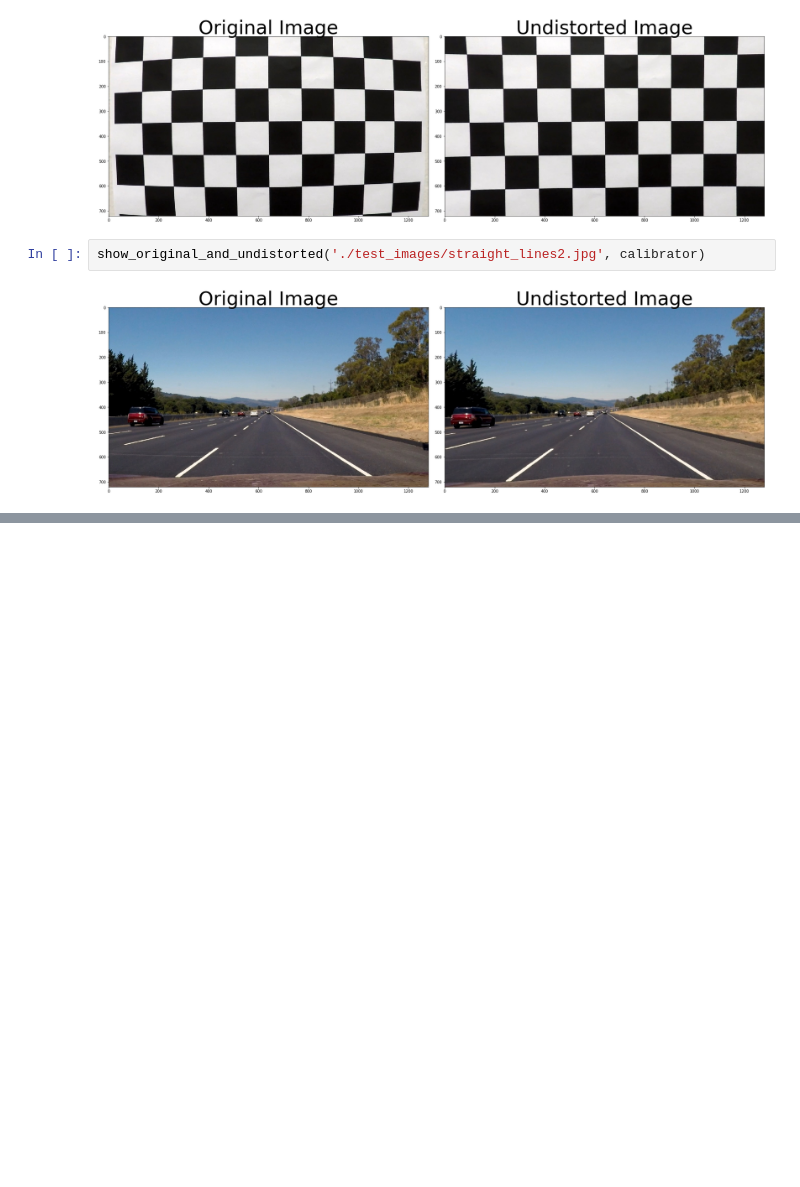
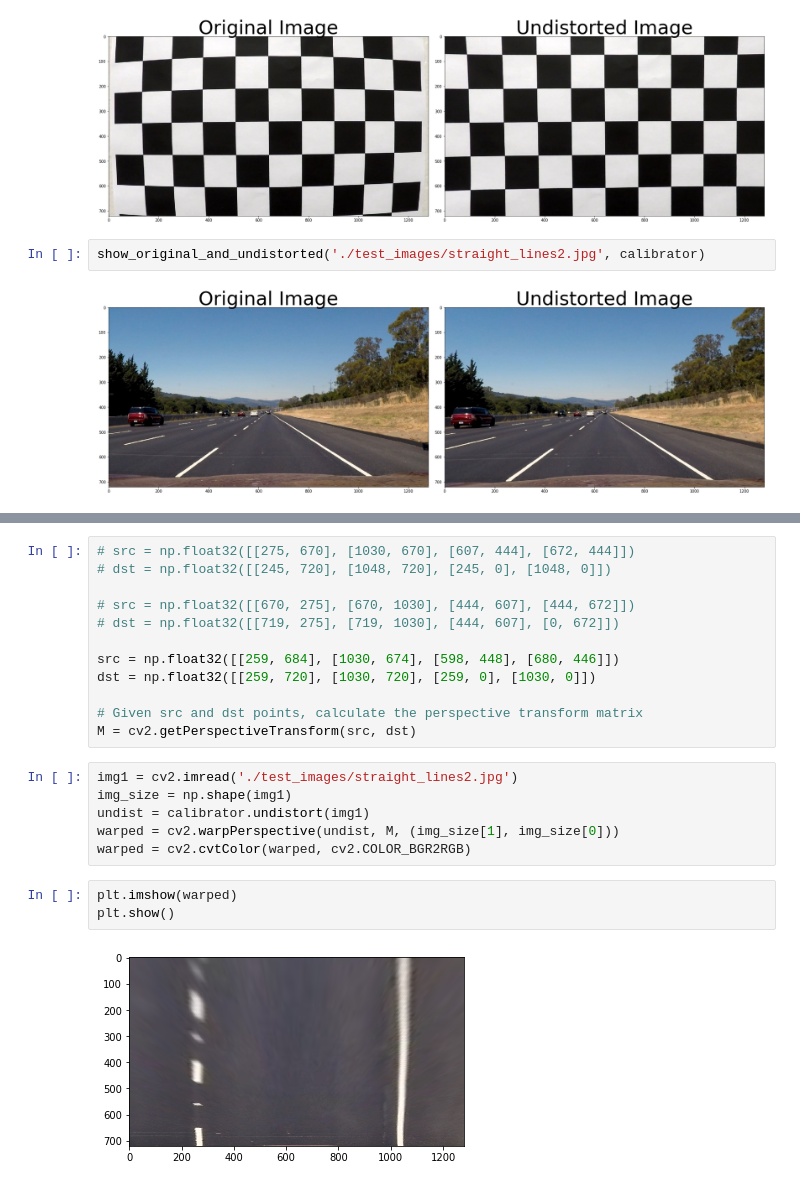
Before and after one commit to mkolod/CarND-Advanced-Lane-Lines, a Jupyter notebook: camera_matrix.ipynb, the cells around one changed output, grey strips where cells are left out. Drawn from its saved outputs; the diff is of its cells as text; blank space fills up the shorter version.

```diff
--- a/camera_matrix.ipynb
+++ b/camera_matrix.ipynb
@@ -69,0 +84,23 @@ show_original_and_undistorted('./test_images/straight_lines2.jpg', calibrator)
+# %%
+# src = np.float32([[275, 670], [1030, 670], [607, 444], [672, 444]])
+# dst = np.float32([[245, 720], [1048, 720], [245, 0], [1048, 0]])
+
+# src = np.float32([[670, 275], [670, 1030], [444, 607], [444, 672]])
+# dst = np.float32([[719, 275], [719, 1030], [444, 607], [0, 672]])
+
+src = np.float32([[259, 684], [1030, 674], [598, 448], [680, 446]])
+dst = np.float32([[259, 720], [1030, 720], [259, 0], [1030, 0]])
+
+# Given src and dst points, calculate the perspective transform matrix
+M = cv2.getPerspectiveTransform(src, dst)
+# %%
+img1 = cv2.imread('./test_images/straight_lines2.jpg')
+img_size = np.shape(img1)
+undist = calibrator.undistort(img1)
+warped = cv2.warpPerspective(undist, M, (img_size[1], img_size[0]))
+warped = cv2.cvtColor(warped, cv2.COLOR_BGR2RGB)
+# %%
+plt.imshow(warped)
+plt.show()
+# %% [output]
+[figure, added]
```
Also changed, not shown: parts of 1 cell of this notebook.
